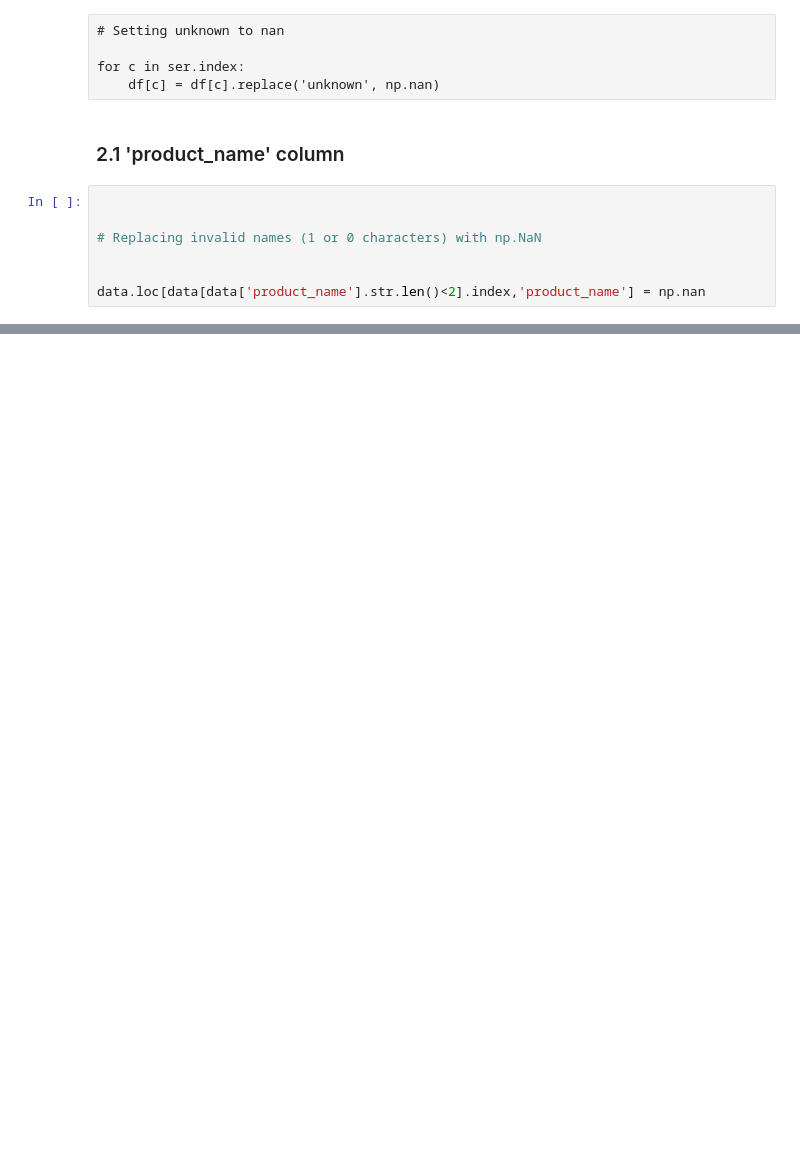
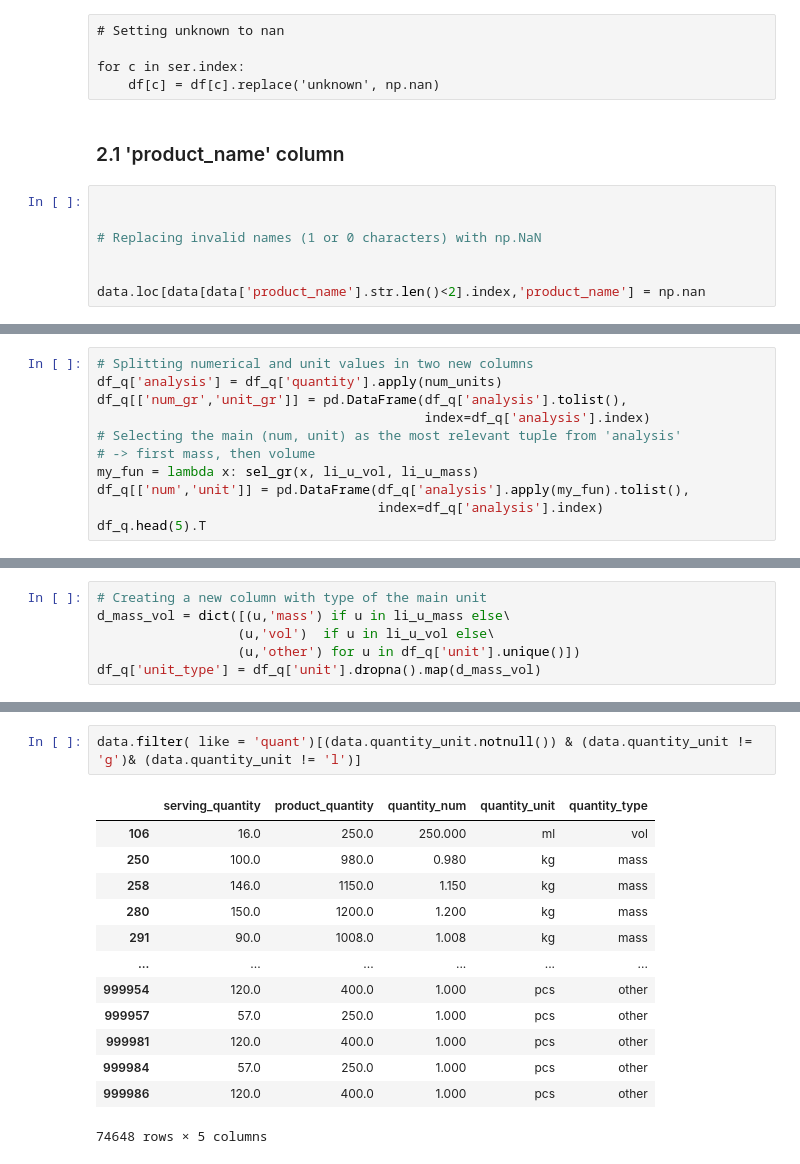
Before and after one commit to guillaumechupe/OpenFoodFact_Cluster, a Jupyter notebook: Notebook/data_cleaning_CatValue.ipynb, the cells around one changed output, grey strips where cells are left out. Cells and saved outputs as stored; diff of their text form; blank space fills up the shorter version.

```diff
--- a/Notebook/data_cleaning_CatValue.ipynb
+++ b/Notebook/data_cleaning_CatValue.ipynb
@@ -436,0 +520,11 @@ NameError: name 'is_valid' is not defined
+# %%
+# Splitting numerical and unit values in two new columns
+df_q['analysis'] = df_q['quantity'].apply(num_units)
+df_q[['num_gr','unit_gr']] = pd.DataFrame(df_q['analysis'].tolist(),
+                                          index=df_q['analysis'].index)
+# Selecting the main (num, unit) as the most relevant tuple from 'analysis'
+# -> first mass, then volume
+my_fun = lambda x: sel_gr(x, li_u_vol, li_u_mass)
+df_q[['num','unit']] = pd.DataFrame(df_q['analysis'].apply(my_fun).tolist(),
+                                    index=df_q['analysis'].index)
+df_q.head(5).T
@@ -436,0 +541,6 @@ NameError: name 'is_valid' is not defined
+# %%
+# Creating a new column with type of the main unit
+d_mass_vol = dict([(u,'mass') if u in li_u_mass else\
+                  (u,'vol')  if u in li_u_vol else\
+                  (u,'other') for u in df_q['unit'].unique()])
+df_q['unit_type'] = df_q['unit'].dropna().map(d_mass_vol)
@@ -436,0 +596,16 @@ NameError: name 'is_valid' is not defined
+# %%
+data.filter( like = 'quant')[(data.quantity_unit.notnull()) & (data.quantity_unit != 'g')& (data.quantity_unit != 'l')]
+# %% [output]
+|  | serving_quantity | product_quantity | quantity_num | quantity_unit | quantity_type |
+| 106 | 16.0 | 250.0 | 250.000 | ml | vol |
+| 250 | 100.0 | 980.0 | 0.980 | kg | mass |
+| 258 | 146.0 | 1150.0 | 1.150 | kg | mass |
+| 280 | 150.0 | 1200.0 | 1.200 | kg | mass |
+| 291 | 90.0 | 1008.0 | 1.008 | kg | mass |
+| ... | ... | ... | ... | ... | ... |
+| 999954 | 120.0 | 400.0 | 1.000 | pcs | other |
+| 999957 | 57.0 | 250.0 | 1.000 | pcs | other |
+| 999981 | 120.0 | 400.0 | 1.000 | pcs | other |
+| 999984 | 57.0 | 250.0 | 1.000 | pcs | other |
+| 999986 | 120.0 | 400.0 | 1.000 | pcs | other |
+74648 rows × 5 columns
```
Also changed, not shown: parts of 34 cells of this notebook, 5 other files.
